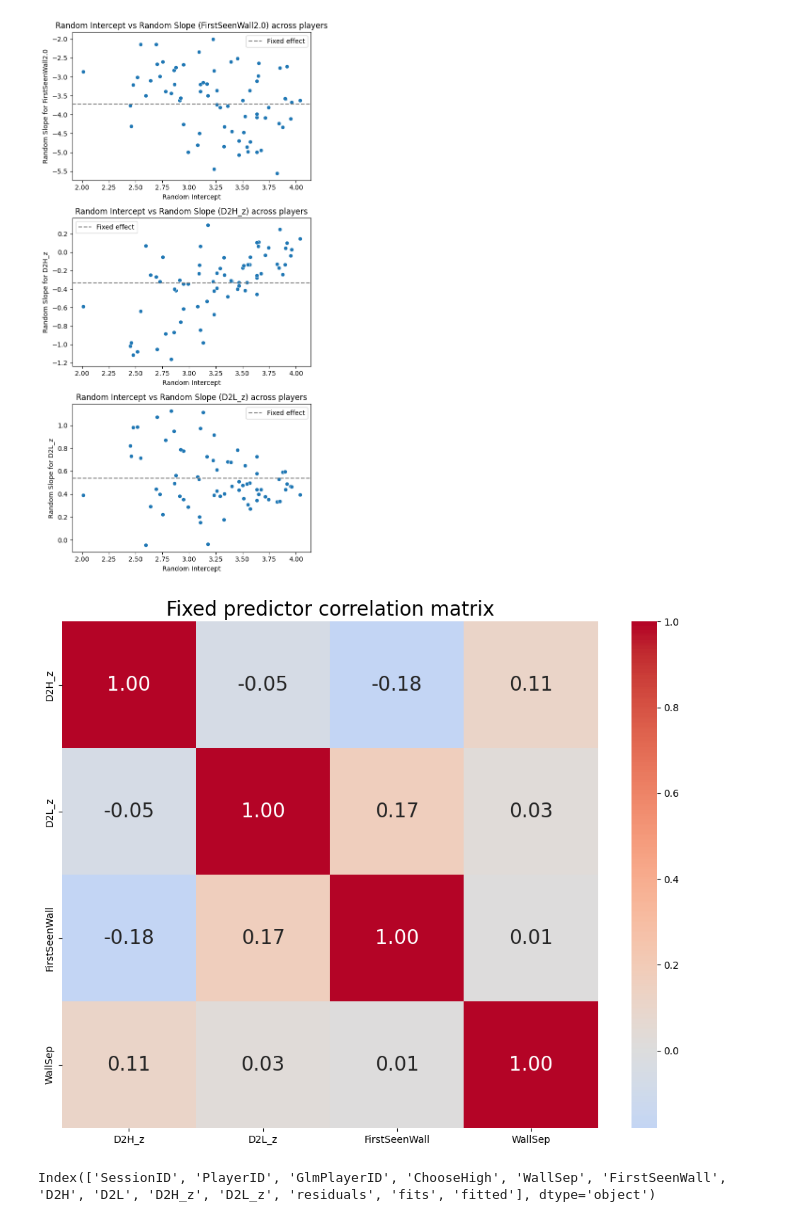
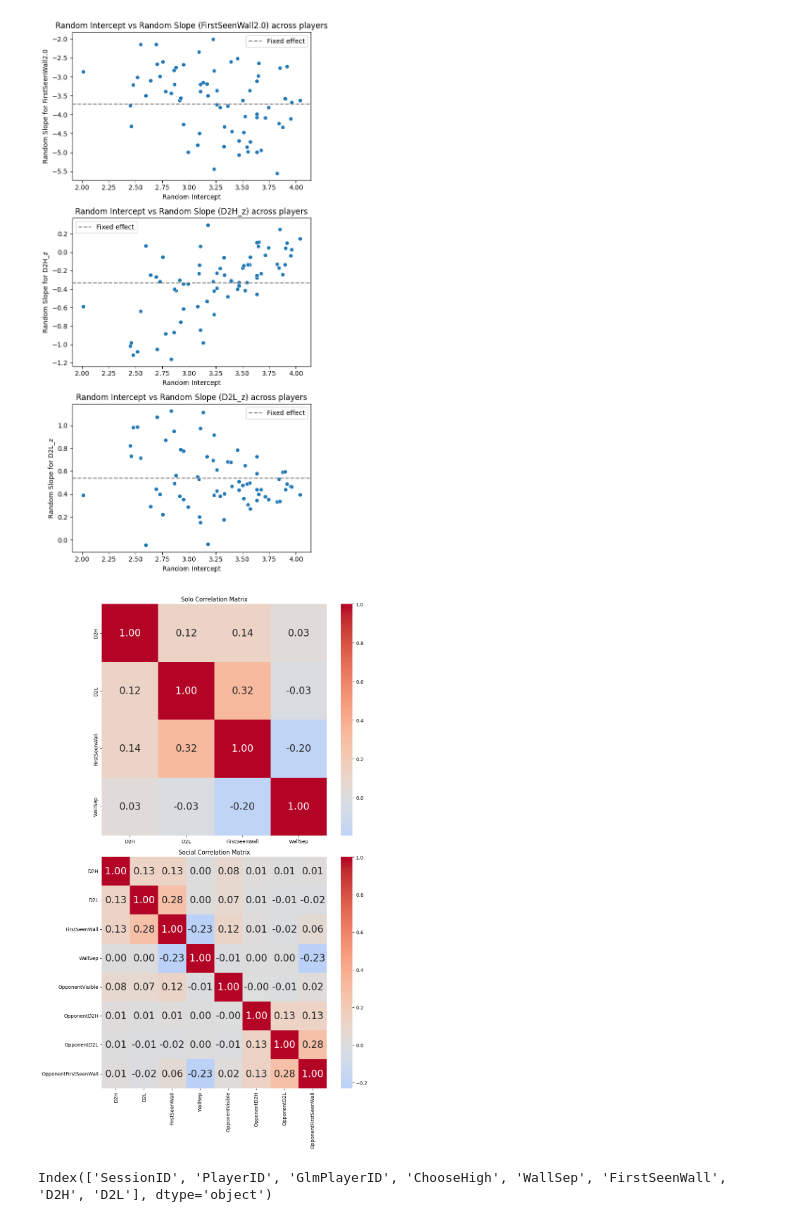
Before and after one commit to tomhagley6/octagon_analysis, a Jupyter notebook: sandbox/GLM_sandbox3.ipynb, the cells around one changed output. Drawn from its saved outputs; the diff is of its cells as text; code cells hidden in the pictures.

```diff
--- a/sandbox/GLM_sandbox3.ipynb
+++ b/sandbox/GLM_sandbox3.ipynb
@@ -469,14 +454,14 @@ for experiment_id, players in analysis_results.items():
         distances = extract_distances_to_walls(trial_list_social, player_id, normalise=True)
         distances_opponent = extract_distances_to_walls(trial_list_social, player_id=opponent_id, normalise=True)
         player_data['regressors']['wall_sep'] = extract_wall_sep(trial_list_social)
-        player_data['regressors']['first_seen'] = extract_first_wall_seen(trial_list_social, player_id)
+        player_data['regressors']['first_seen'] = extract_first_wall_visibilities(trial_list_social, player_id)
         player_data['regressors']['d2h'] = distances[:,0]
         player_data['regressors']['d2l'] = distances[:,1]
         player_data['regressors']['opponent_visible'] = extract_opponent_visibility_slice_onset(trial_list_social, player_id)
         player_data['regressors']['d2h_opponent'] = distances_opponent[:,0]
         player_data['regressors']['d2l_opponent'] = distances_opponent[:,1]
         if opponent_first_seen_wall:
-          player_data['regressors']['first_seen_opponent'] = extract_first_wall_seen(trial_list_social, opponent_id)
+          player_data['regressors']['first_seen_opponent'] = extract_first_wall_visibilities(trial_list_social, opponent_id)
 
         # dependent variable social
         player_data['dependent']['choice'] = player_choice_session = extract_player_choice(trial_list_social, player_id, inferred_choice=True)
@@ -492,7 +477,7 @@ for experiment_id, players in analysis_results.items():
         player_data = analysis_results[experiment_id][player_id]['solo']
         distances = extract_distances_to_walls(trial_list_solo, player_id=0, normalise=True)
         player_data['regressors']['wall_sep'] = extract_wall_sep(trial_list_solo)
-        player_data['regressors']['first_seen'] = extract_first_wall_seen(trial_list_solo, player_id=0)
+        player_data['regressors']['first_seen'] = extract_first_wall_visibilities(trial_list_solo, player_id=0)
         player_data['regressors']['d2h'] = distances[:,0]
         player_data['regressors']['d2l'] = distances[:,1]
 
@@ -703,7 +688,7 @@ Fixed effects:
 # glm_df_social['OpponentD2H'] = glm_df_social['OpponentD2H']*dist
 # glm_df_social['OpponentD2L'] = glm_df_social['OpponentD2L']*dist
 # %%
-zscore = True
+zscore = False
 if zscore:
     glm_df_social["D2H_z"] = (glm_df_social["D2H"] - glm_df_social["D2H"].mean())/glm_df_social["D2H"].std()
     glm_df_social["D2L_z"] = (glm_df_social["D2L"] - glm_df_social["D2L"].mean())/glm_df_social["D2L"].std()
@@ -980,28 +1010,32 @@ plt.show()
 # %%
 import pandas as pd
 import seaborn as sns
 import matplotlib.pyplot as plt
 
-df = glm_df_solo
 
 # predictors
-social_predictors = ['D2H_z', 'D2L_z', 'FirstSeenWall', 'WallSep', 'OpponentVisible', 'OpponentD2H_z', 'OpponentD2L_z', 'OpponentFirstSeenWall']
-solo_predictors = ['D2H_z', 'D2L_z', 'FirstSeenWall', 'WallSep']
+social_predictors = ['D2H', 'D2L', 'FirstSeenWall', 'WallSep', 'OpponentVisible', 'OpponentD2H', 'OpponentD2L', 'OpponentFirstSeenWall']
+solo_predictors = ['D2H', 'D2L', 'FirstSeenWall', 'WallSep']
 
 # Compute correlation matrix
-corr_matrix = df[solo_predictors].corr()
+corr_matrix_solo = glm_df_solo[solo_predictors].corr()
+corr_matrix_social = glm_df_social[social_predictors].corr()
 
 # Plot it
-plt.figure(figsize=(10, 8))
-sns.heatmap(corr_matrix, annot=True, fmt=".2f", cmap="coolwarm", center=0, annot_kws={"size": 20})
-plt.title("Fixed predictor correlation matrix", fontsize=20)
+plt.subplots(2,1, figsize=(10, 16))
+plt.subplot(2,1,1)
+sns.heatmap(corr_matrix_solo, annot=True, fmt=".2f", cmap="coolwarm", center=0, annot_kws={"size": 20})
+plt.title("Solo Correlation Matrix")
+plt.subplot(2,1,2)
+sns.heatmap(corr_matrix_social, annot=True, fmt=".2f", cmap="coolwarm", center=0, annot_kws={"size": 20})
+plt.title("Social Correlation Matrix")
 plt.tight_layout()
 plt.show()
 # %% [output]
-[figure, old version]
+[figure, new version]
 # %%
 df.columns
 # %% [output]
-Index(['SessionID', 'PlayerID', 'GlmPlayerID', 'ChooseHigh', 'WallSep', 'FirstSeenWall', 'D2H', 'D2L', 'D2H_z', 'D2L_z', 'residuals', 'fits', 'fitted'], dtype='object')
+Index(['SessionID', 'PlayerID', 'GlmPlayerID', 'ChooseHigh', 'WallSep', 'FirstSeenWall', 'D2H', 'D2L'], dtype='object')
 # %%
 df['fitted']
```
Also changed, not shown: parts of 24 cells of this notebook, 9 other files.
